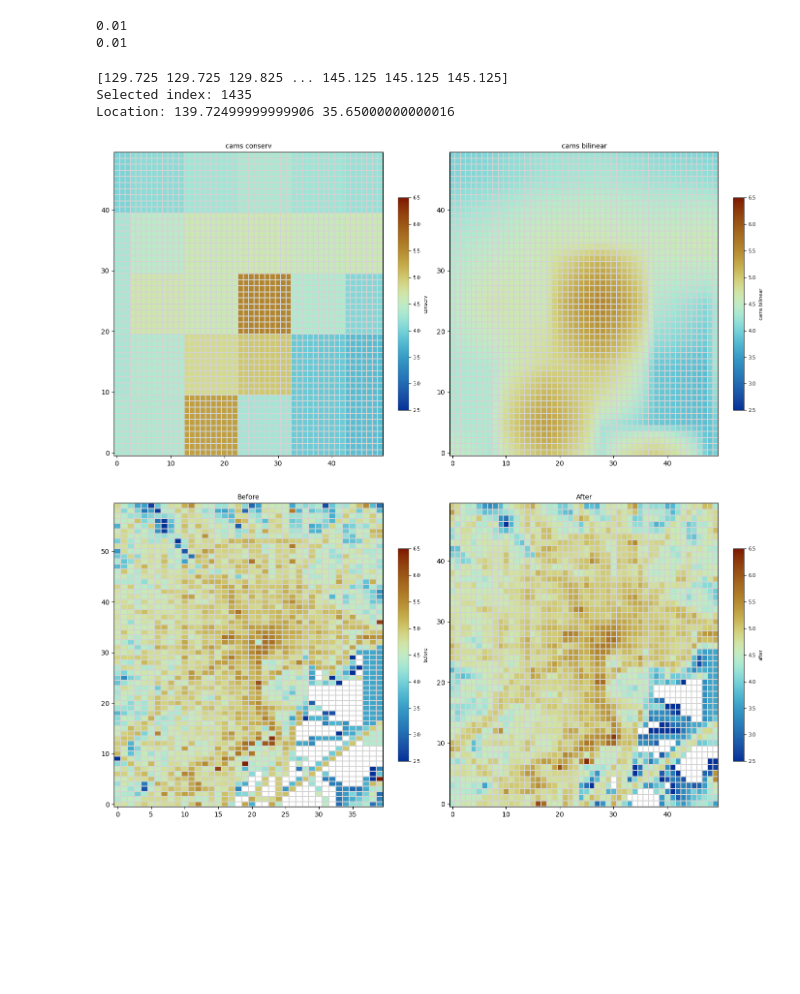
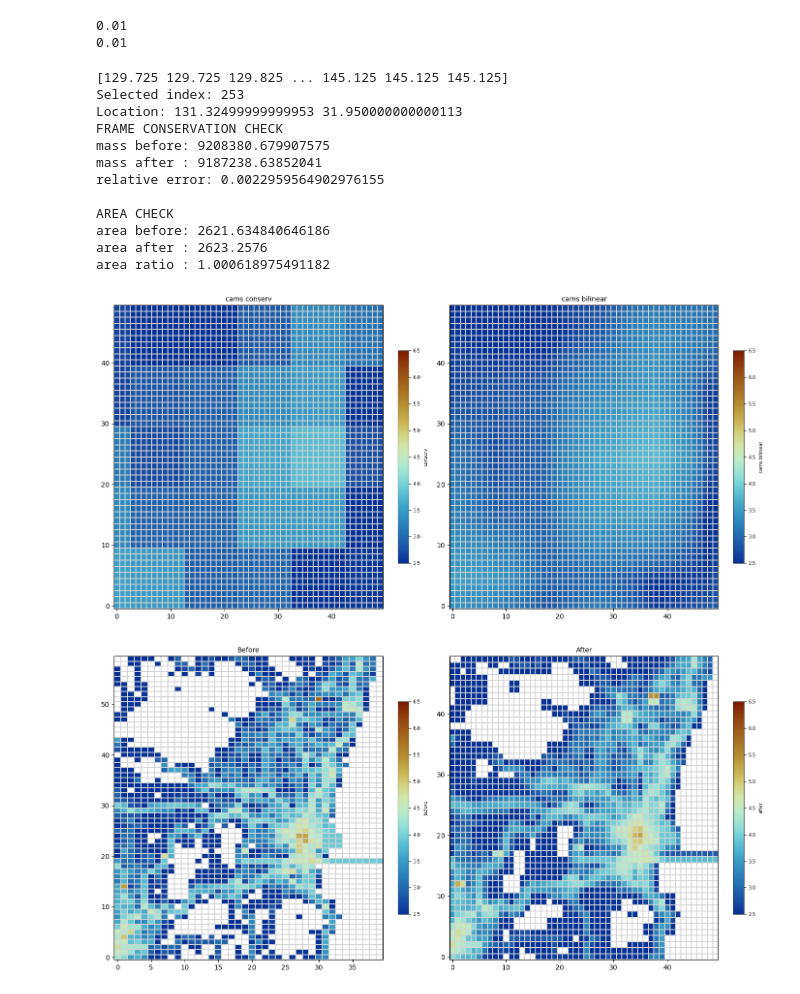
Before and after one commit to yunakatsuyama/ML_datasetcreate, a Jupyter notebook: main.ipynb, the cells around one changed output. Cells and saved outputs as stored; diff of their text form; code cells hidden in the pictures; blank space fills up the shorter version.

Commit message:
frame area are not align between before and after

```diff
--- a/main.ipynb
+++ b/main.ipynb
@@ -225,10 +225,32 @@ def plot_testdata(center_lon, center_lat):
     plt.tight_layout()
     plt.show()
 # %%
-plot_testdata(center_lon=139.75, center_lat=35.68)
+# Tokyo
+#center_lon, center_lat = 139.76, 35.68
+# Miyazaki
+center_lon, center_lat = 131.42, 31.91
+
+# Osaka
+#center_lon, center_lat = 135.50, 34.69
+
+# Nagoya
+# center_lon, center_lat = 136.91, 35.18
+
+# Sapporo
+#center_lon, center_lat = 141.35, 43.06
+plot_testdata(center_lon, center_lat)
 # %% [output]
 [129.725 129.725 129.825 ... 145.125 145.125 145.125]
-Selected index: 1435
-Location: 139.72499999999906 35.65000000000016
+Selected index: 253
+Location: 131.32499999999953 31.950000000000113
+FRAME CONSERVATION CHECK
+mass before: 9208380.679907575
+mass after : 9187238.63852041
+relative error: 0.0022959564902976155
+
+AREA CHECK
+area before: 2621.634840646186
+area after : 2623.2576
+area ratio : 1.000618975491182
-[figure, old version]
+[figure, new version]
-[figure, old version]
+[figure, new version]
```
